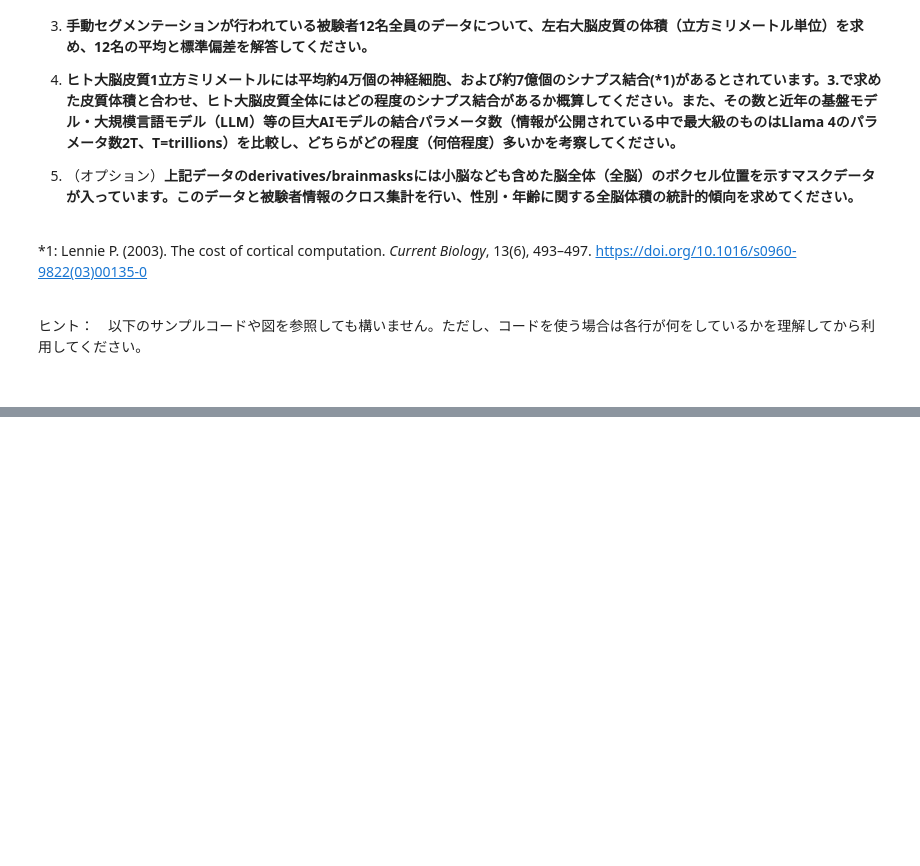
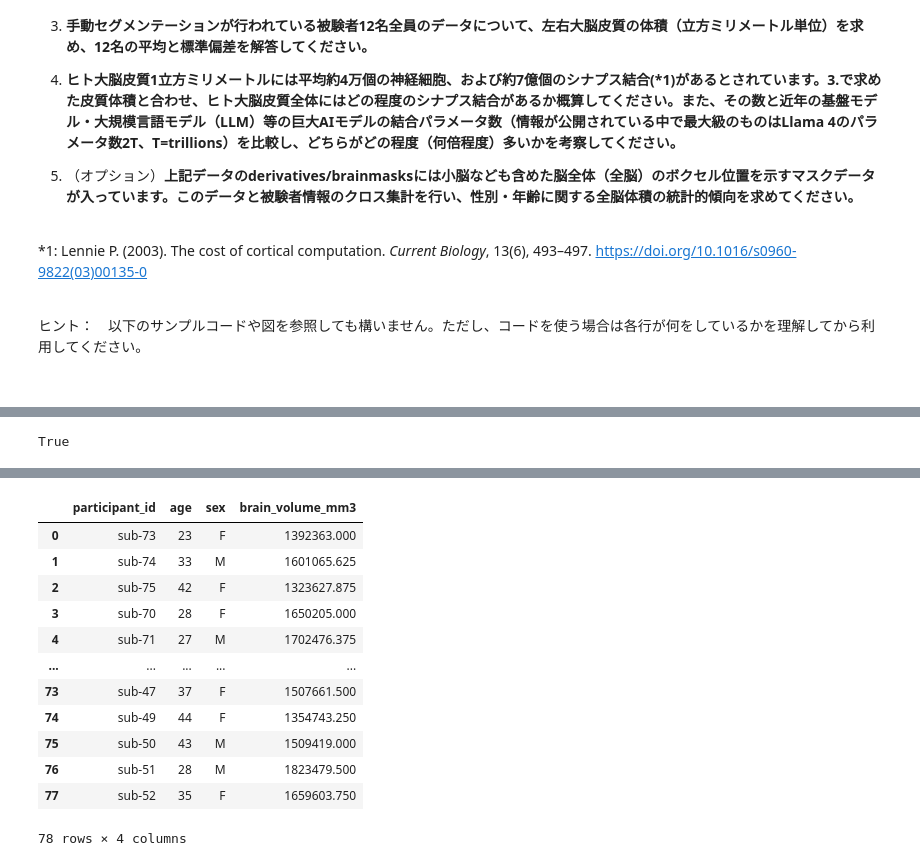
Before and after one commit to boxed-mikann/google_colab_ipynb, a Jupyter notebook: BPEexercisesA2025_4.ipynb, the cells around one changed output, grey strips where cells are left out. Cells and saved outputs as stored; diff of their text form; code cells hidden in the pictures; blank space fills up the shorter version.

```diff
--- a/BPEexercisesA2025_4.ipynb
+++ b/BPEexercisesA2025_4.ipynb
@@ -158,0 +262,58 @@ print("Volume (mm^3):", round(volume_in_mm3))
+# %%
+os.path.exists('/content/ds005216/derivatives/brainmasks/sub-0_ses-1_brainmask.nii')
+# %% [output]
+True
+# %%
+import pandas as pd
+import os
+
+participants_df = pd.read_csv('/content/ds005216/participants.tsv', sep='\t')
+
+brainmask_dir = '/content/ds005216/derivatives/brainmasks/'
+brainmask_files = os.listdir(brainmask_dir)
+
+cortex_dir = '/content/ds005216/derivatives/manual_segmentation/'
+cortex_files = os.listdir(cortex_dir)
+
+# Create a dictionary to store brain volumes
+brain_volumes = {}
+cortex_volumes = {}
+
+for index, row in participants_df.iterrows():
+    participant_id = row['participant_id']
+    # Construct the expected filename
+    brainmask_filename = f"{participant_id}_ses-1_brainmask.nii"
+    brainmask_path = os.path.join(brainmask_dir, brainmask_filename)
+    cortex_filename = f"{participant_id}_ses-1_seg.nii"
+    cortex_path = os.path.join(cortex_dir, cortex_filename)
+
+    # Check if the brainmask file exists
+    if os.path.exists(brainmask_path):
+        # Calculate brain volume using the existing function
+        volume = all_brain_volume(brainmask_path)
+        brain_volumes[participant_id] = volume
+        print(f"Brain volume for {participant_id}: {volume} mm^3")
+    else:
+        print("No data:",participant_id)
+
+    if os.path.exists(cortex_path):
+        # Calculate brain volume using the existing function
+        volume = cortex_volume(cortex_path)
+        cortex_volumes[participant_id] = volume
+        print(f"Cortex volume for {participant_id}: {volume} mm^3")
+    else:
+        print("No data:",participant_id)
+
+# Convert the dictionary to a DataFrame
+brain_volumes_df = pd.DataFrame.from_dict(brain_volumes, orient='index', columns=['brain_volume_mm3'])
+brain_volumes_df.index.name = 'participant_id'
+
+cortex_volumes_df = pd.DataFrame.from_dict(cortex_volumes, orient='index', columns=['cortex_volume_mm3'])
+cortex_volumes_df.index.name = 'participant_id'
+
+# Merge the brain volumes with the participants_df
+participants_df = participants_df.merge(brain_volumes_df, on='participant_id', how='inner')
+#participants_df = participants_df.merge(cortex_volumes_df, on='participant_id', how='inner')
+
+display(participants_df)
+# %% [output]
@@ -158,0 +337,13 @@ print("Volume (mm^3):", round(volume_in_mm3))
+|  | participant_id | age | sex | brain_volume_mm3 |
+| 0 | sub-73 | 23 | F | 1392363.000 |
+| 1 | sub-74 | 33 | M | 1601065.625 |
+| 2 | sub-75 | 42 | F | 1323627.875 |
+| 3 | sub-70 | 28 | F | 1650205.000 |
+| 4 | sub-71 | 27 | M | 1702476.375 |
+| ... | ... | ... | ... | ... |
+| 73 | sub-47 | 37 | F | 1507661.500 |
+| 74 | sub-49 | 44 | F | 1354743.250 |
+| 75 | sub-50 | 43 | M | 1509419.000 |
+| 76 | sub-51 | 28 | M | 1823479.500 |
+| 77 | sub-52 | 35 | F | 1659603.750 |
+78 rows × 4 columns
```
Also changed, not shown: parts of 11 cells of this notebook.
